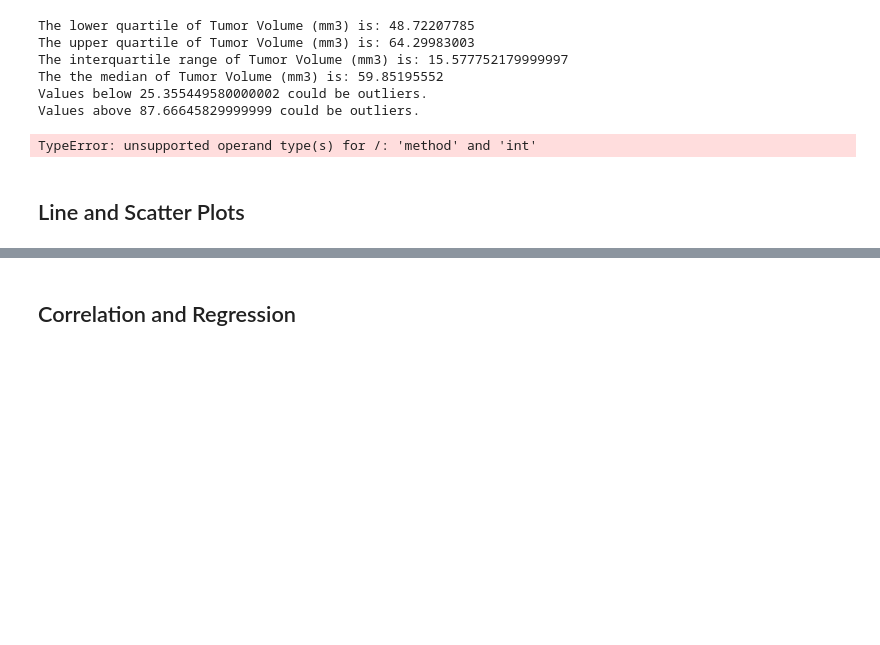
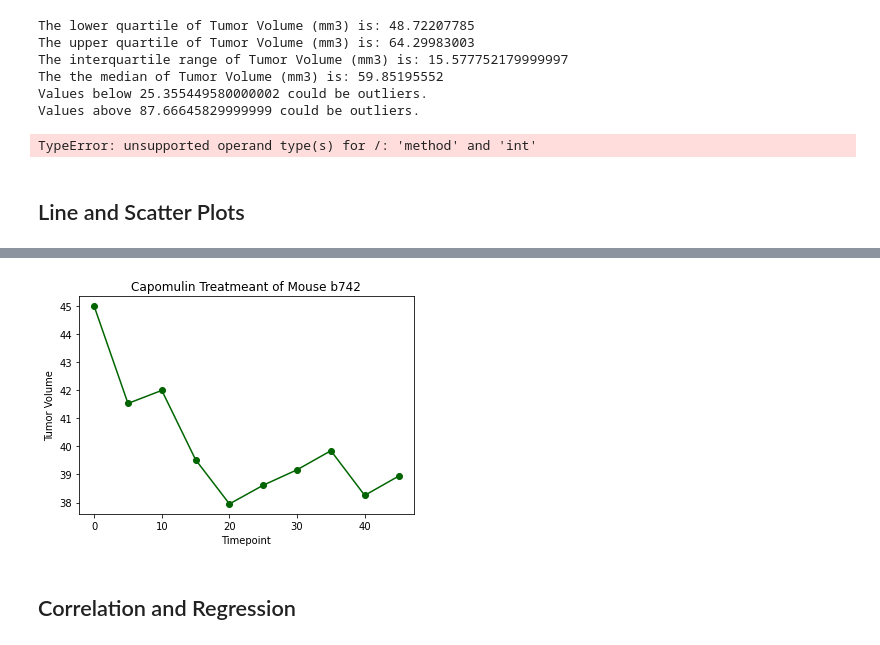
Before and after one commit to Claude-Hanfou/Pymaceuticals-Analysis, a Jupyter notebook: Pymaceuticals/Pymaceuticals_start.ipynb, the cells around one changed output, grey strips where cells are left out. Drawn from its saved outputs; the diff is of its cells as text; code cells hidden in the pictures; blank space fills up the shorter version.

```diff
--- a/Pymaceuticals/Pymaceuticals_start.ipynb
+++ b/Pymaceuticals/Pymaceuticals_start.ipynb
@@ -398,3 +398,6 @@ TypeError: unsupported operand type(s) for /: 'method' and 'int'
 ## Line and Scatter Plots
 # %%
 # Generate a line plot of tumor volume vs. time point for a mouse treated with Capomulin
+#Locate the mouse ID to use for the plot
+mouse_cap = cap_df.loc[cap_df["Mouse ID"] == "b742",:]
+mouse_cap.head()
@@ -401,3 +411,14 @@ TypeError: unsupported operand type(s) for /: 'method' and 'int'
+# %%
+#Use the mouse ID to plot the line chart
+x_axis = mouse_cap["Timepoint"]
+y_axis = mouse_cap["Tumor Volume (mm3)"]
+plt.plot(x_axis, y_axis, marker ='o', color='darkgreen')
+plt.title('Capomulin Treatmeant of Mouse b742')
+plt.xlabel("Timepoint")
+plt.ylabel("Tumor Volume")
+plt.show()
+# %% [output]
+[figure, added]
 # %%
 # Generate a scatter plot of average tumor volume vs. mouse weight for the Capomulin regimen
 # %% [markdown]
```
Also changed, not shown: parts of 2 cells of this notebook.
